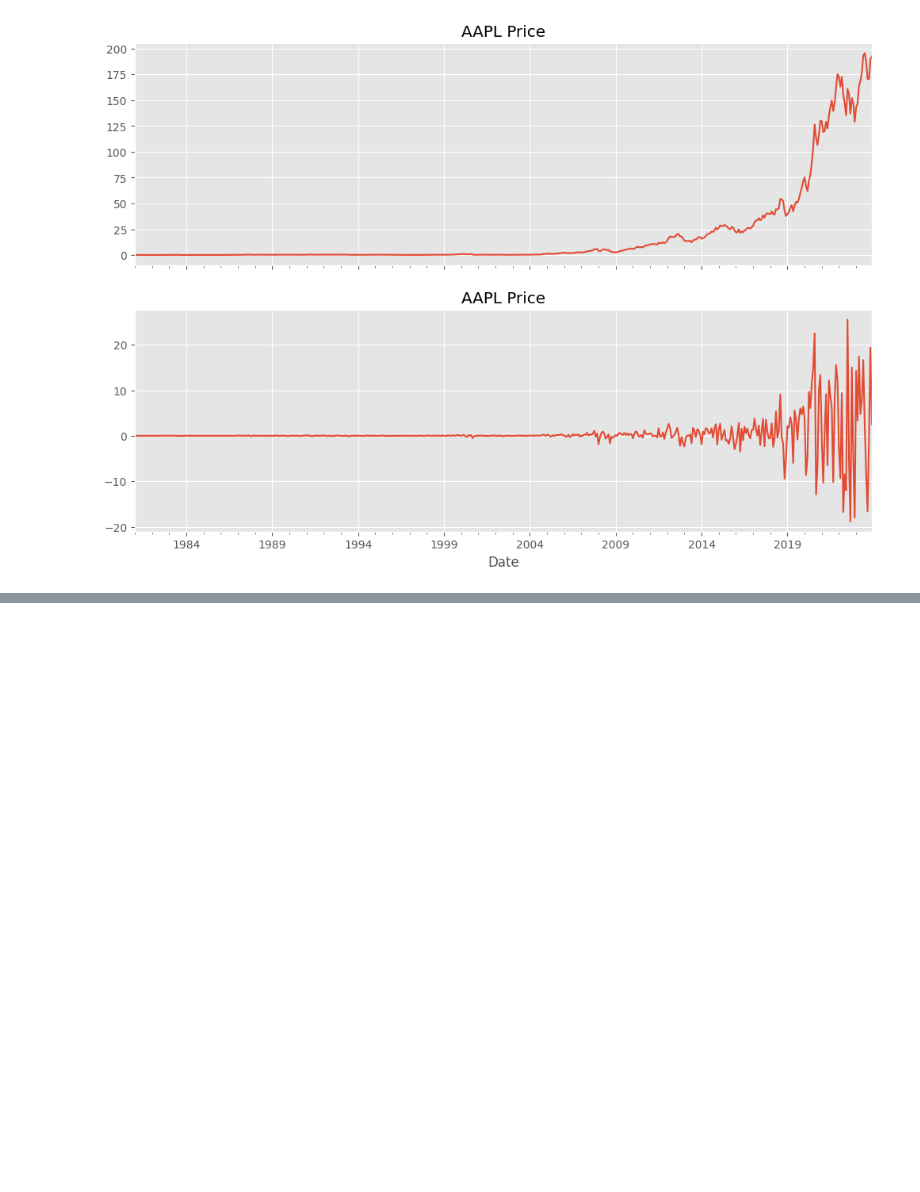
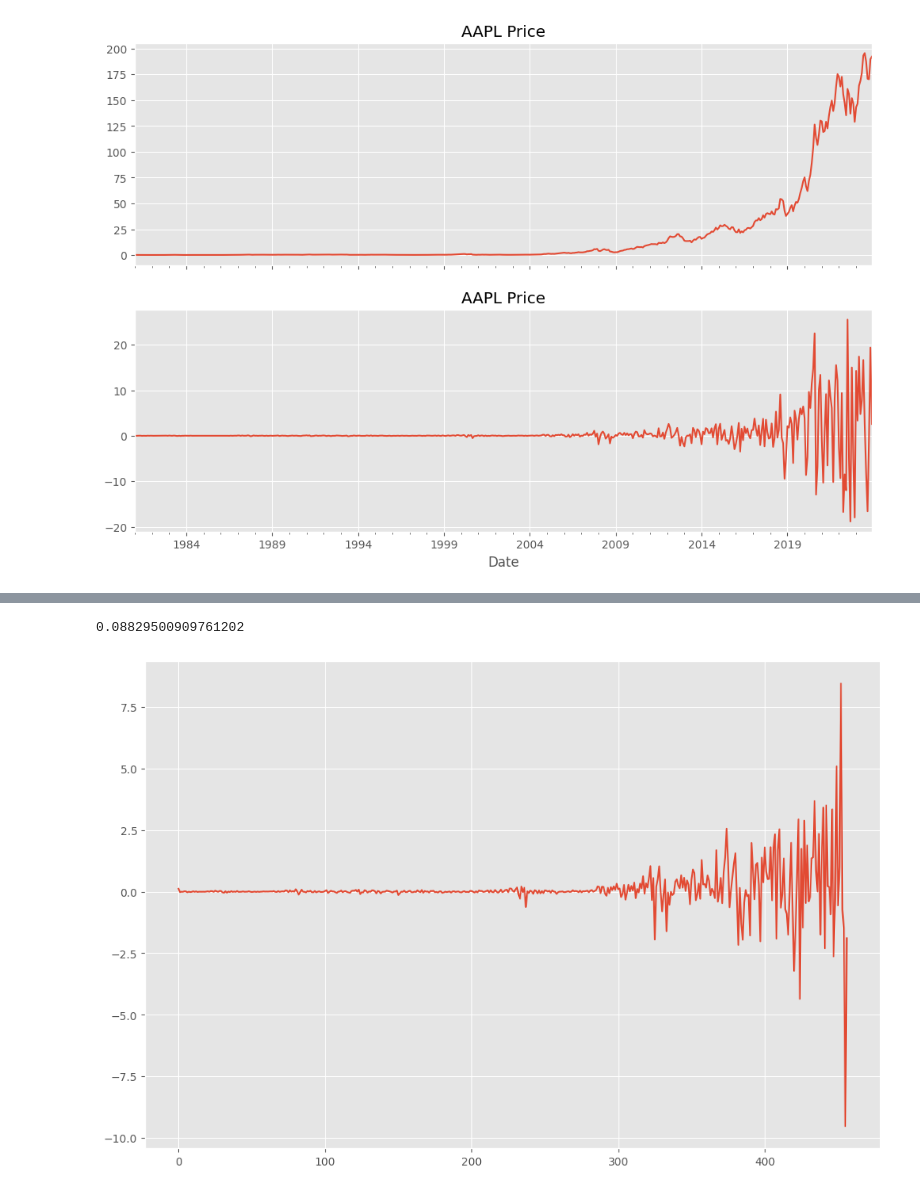
Before and after one commit to pNatTueku/basicPython, a Jupyter notebook: basic_time_series_04.ipynb, the cells around one changed output, grey strips where cells are left out. Saved outputs shown, nothing was run; the diff lists cells and outputs as text; code cells hidden in the pictures; blank space fills up the shorter version.

```diff
--- a/basic_time_series_04.ipynb
+++ b/basic_time_series_04.ipynb
@@ -196,0 +333,3 @@ plt.show()
+# %%
+model = sm.tsa.arima.ARIMA(df_train, order = (4, 1, 1)).fit() # 4 bcs in day 4 seems to be a relation
+model.summary()
@@ -196,0 +378,8 @@ plt.show()
+# %%
+np.mean(model.resid)
+# %% [output]
+0.08829500909761202
+# %%
+sns.lineplot(x = np.arange(len(model.resid)), y = model.resid);
+# %% [output]
+[figure, added]
```
Also changed, not shown: parts of 21 cells of this notebook.
